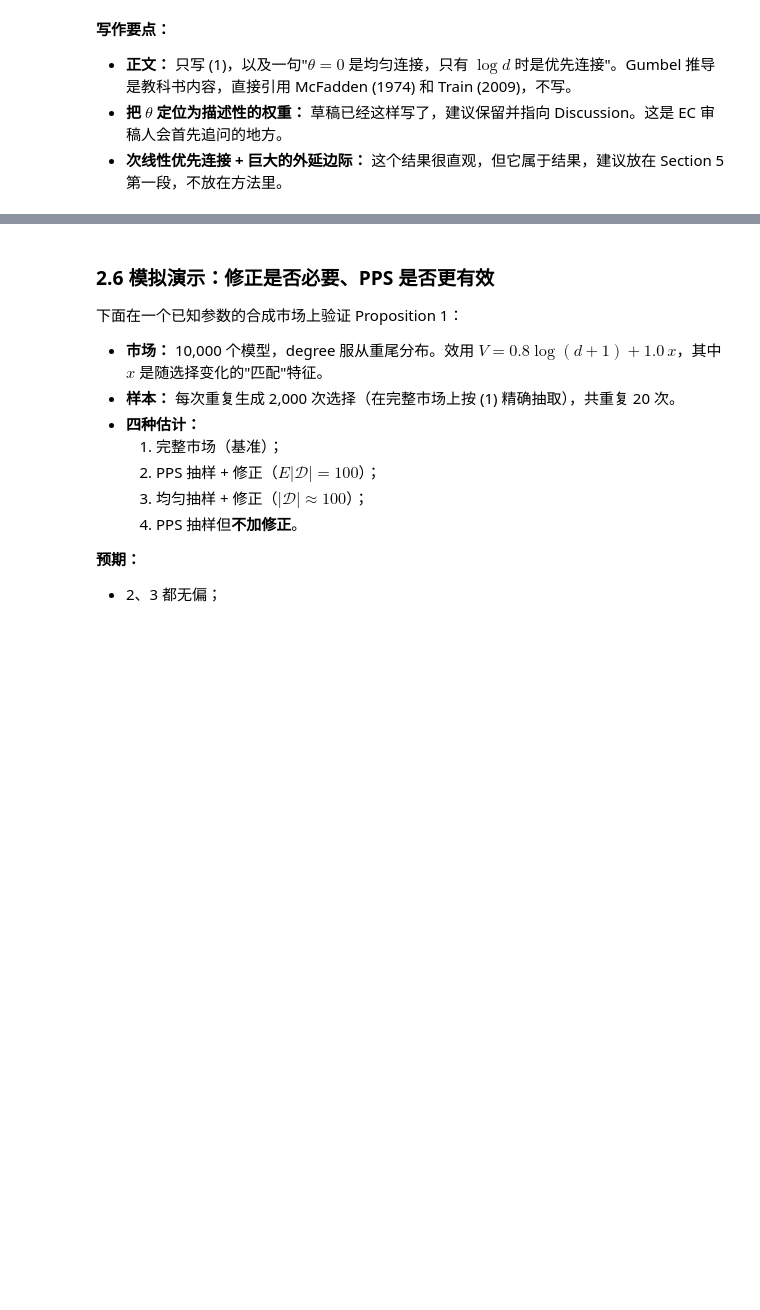
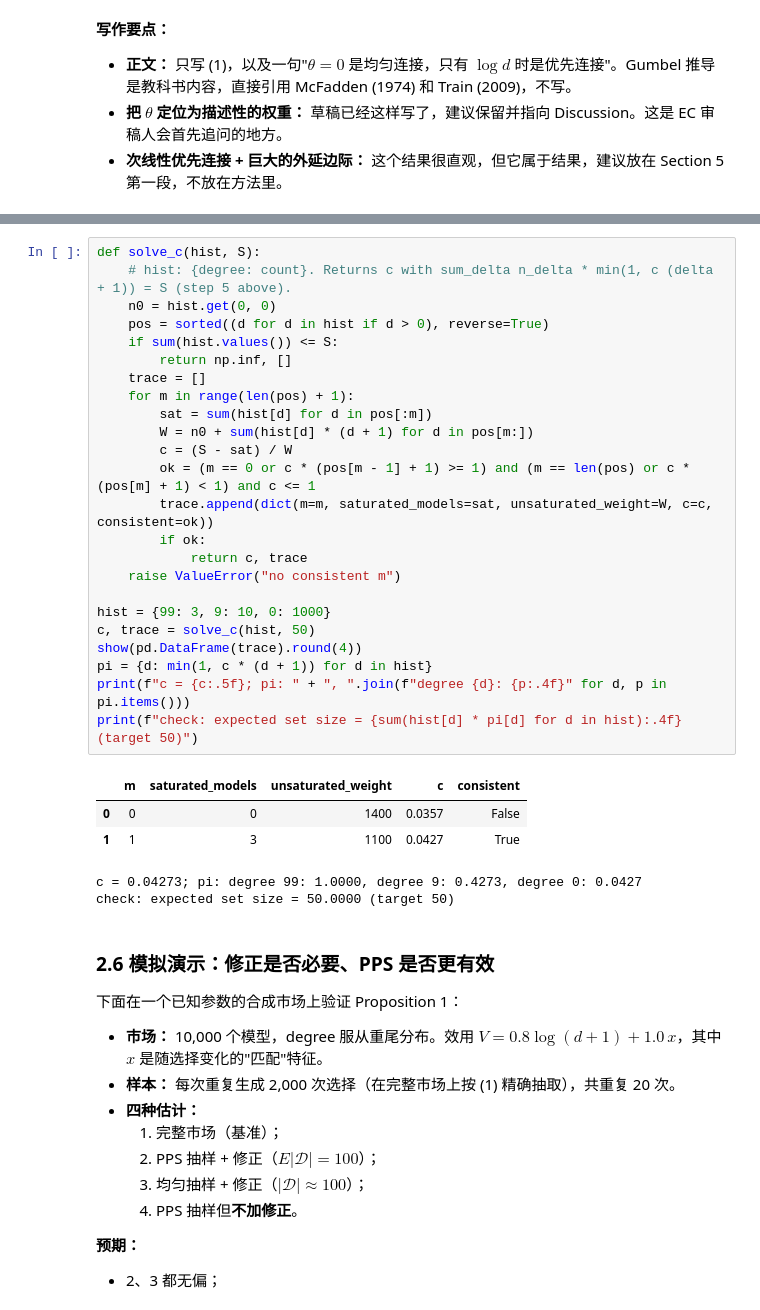
Before and after one commit to CaroVon/Model_Eco, a Jupyter notebook: notebooks/note3_method.ipynb, the cells around one changed output, grey strips where cells are left out. Saved outputs shown, nothing was run; the diff lists cells and outputs as text; blank space fills up the shorter version.

Commit message:
note3: derivation of c_k (worked example), offset in the FE model, hub pi < 1 share
Co-Authored-By: Claude Opus 5.5 <noreply@anthropic.com>

```diff
--- a/notebooks/note3_method.ipynb
+++ b/notebooks/note3_method.ipynb
@@ -197,3 +223,33 @@ $$c = \frac{S - \sum_{i\le m} n_{\delta_i}}{n_0 + \sum_{i>m} n_{\delta_i}(\delta
+# %%
+def solve_c(hist, S):
+    # hist: {degree: count}. Returns c with sum_delta n_delta * min(1, c (delta + 1)) = S (step 5 above).
+    n0 = hist.get(0, 0)
+    pos = sorted((d for d in hist if d > 0), reverse=True)
+    if sum(hist.values()) <= S:
+        return np.inf, []
+    trace = []
+    for m in range(len(pos) + 1):
+        sat = sum(hist[d] for d in pos[:m])
+        W = n0 + sum(hist[d] * (d + 1) for d in pos[m:])
+        c = (S - sat) / W
+        ok = (m == 0 or c * (pos[m - 1] + 1) >= 1) and (m == len(pos) or c * (pos[m] + 1) < 1) and c <= 1
+        trace.append(dict(m=m, saturated_models=sat, unsaturated_weight=W, c=c, consistent=ok))
+        if ok:
+            return c, trace
+    raise ValueError("no consistent m")
+
+hist = {99: 3, 9: 10, 0: 1000}
+c, trace = solve_c(hist, 50)
+show(pd.DataFrame(trace).round(4))
+pi = {d: min(1, c * (d + 1)) for d in hist}
+print(f"c = {c:.5f}; pi: " + ", ".join(f"degree {d}: {p:.4f}" for d, p in pi.items()))
+print(f"check: expected set size = {sum(hist[d] * pi[d] for d in hist):.4f} (target 50)")
+# %% [output]
+|  | m | saturated_models | unsaturated_weight | c | consistent |
+| 0 | 0 | 0 | 1400 | 0.0357 | False |
+| 1 | 1 | 3 | 1100 | 0.0427 | True |
+c = 0.04273; pi: degree 99: 1.0000, degree 9: 0.4273, degree 0: 0.0427
+check: expected set size = 50.0000 (target 50)
 # %% [markdown]
 ### 2.6 模拟演示：修正是否必要、PPS 是否更有效
 下面在一个已知参数的合成市场上验证 Proposition 1：
```
Also changed, not shown: parts of 3 cells of this notebook, 1 other file.
